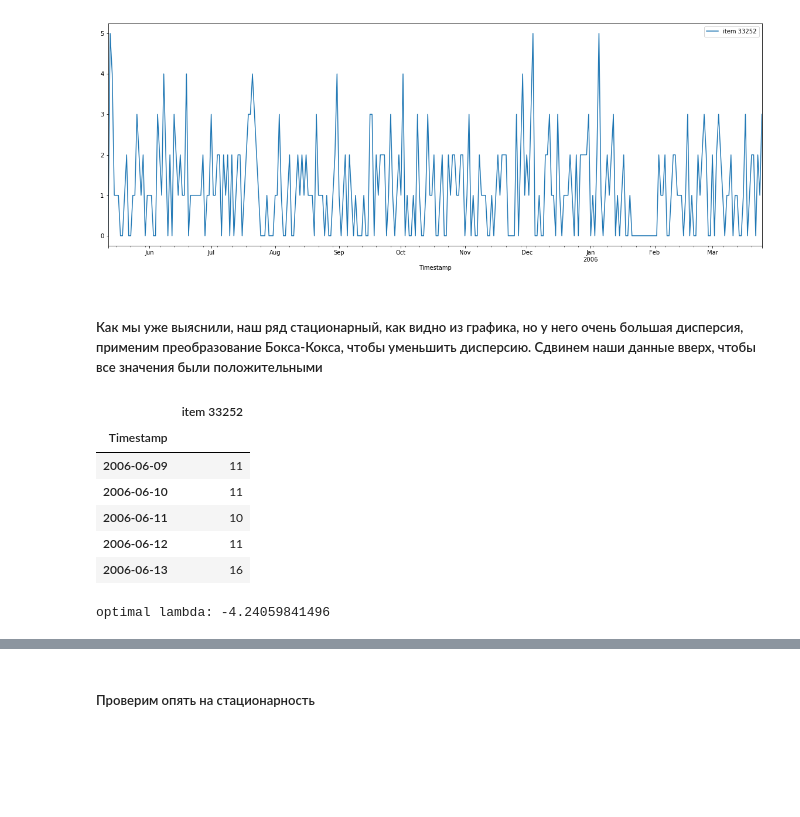
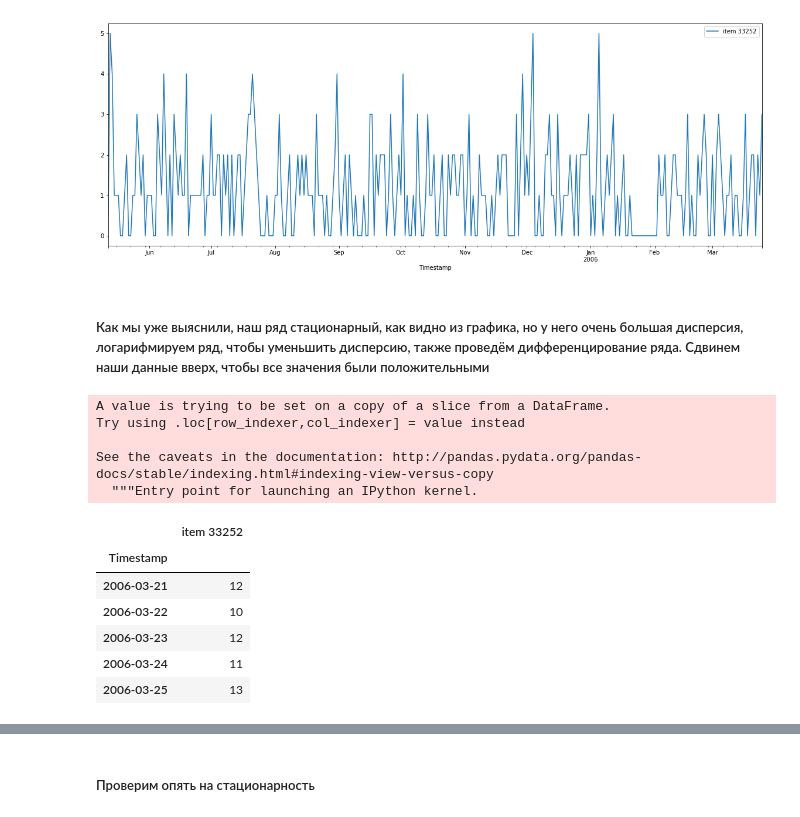
Before and after one commit to egdeliya/ml_mipt_2017, a Jupyter notebook: ml-mipt-part2/ARMA_ARIMA/Nurgalieva_496_task2.ipynb, the cells around one changed output, grey strips where cells are left out. Saved outputs shown, nothing was run; the diff lists cells and outputs as text; code cells hidden in the pictures; blank space fills up the shorter version.

```diff
--- a/ml-mipt-part2/ARMA_ARIMA/Nurgalieva_496_task2.ipynb
+++ b/ml-mipt-part2/ARMA_ARIMA/Nurgalieva_496_task2.ipynb
@@ -180,7 +234,7 @@ train.plot(figsize=(20, 7))
 <matplotlib.axes._subplots.AxesSubplot at 0x...>
 [figure]
 # %% [markdown]
-##### Как мы уже выяснили, наш ряд стационарный, как видно из графика, но у него очень большая дисперсия, применим преобразование Бокса-Кокса, чтобы уменьшить дисперсию. Сдвинем наши данные вверх, чтобы все значения были положительными
+##### Как мы уже выяснили, наш ряд стационарный, как видно из графика, но у него очень большая дисперсия, логарифмируем ряд, чтобы уменьшить дисперсию, также проведём дифференцирование ряда. Сдвинем наши данные вверх, чтобы все значения были положительными
 # %%
 from scipy import stats
 from copy import deepcopy, copy
@@ -189,17 +241,20 @@ ts[my_item] = ts[my_item] + 10
+# %%
+vert_shift = 10
+# %%
+train[my_item] = train[my_item] + vert_shift
+# %% [output]
+A value is trying to be set on a copy of a slice from a DataFrame.
+Try using .loc[row_indexer,col_indexer] = value instead
+
+See the caveats in the documentation: http://pandas.pydata.org/pandas-docs/stable/indexing.html#indexing-view-versus-copy
+  """Entry point for launching an IPython kernel.
 # %%
-ts.tail()
+train.tail()
 # %% [output]
 |  | item 33252 |
 | Timestamp |  |
-| 2006-06-09 | 11 |
-| 2006-06-10 | 11 |
-| 2006-06-11 | 10 |
-| 2006-06-12 | 11 |
-| 2006-06-13 | 16 |
+| 2006-03-21 | 12 |
+| 2006-03-22 | 10 |
+| 2006-03-23 | 12 |
+| 2006-03-24 | 11 |
+| 2006-03-25 | 13 |
-# %%
-ts_boxcox = deepcopy(ts)
-ts_log = deepcopy(ts)
-# find optimal lambda
-print('optimal lambda:', stats.boxcox(ts)[1][0])
-# %% [output]
-optimal lambda: -4.24059841496
```
Also changed, not shown: parts of 62 cells of this notebook, 4 other files.
